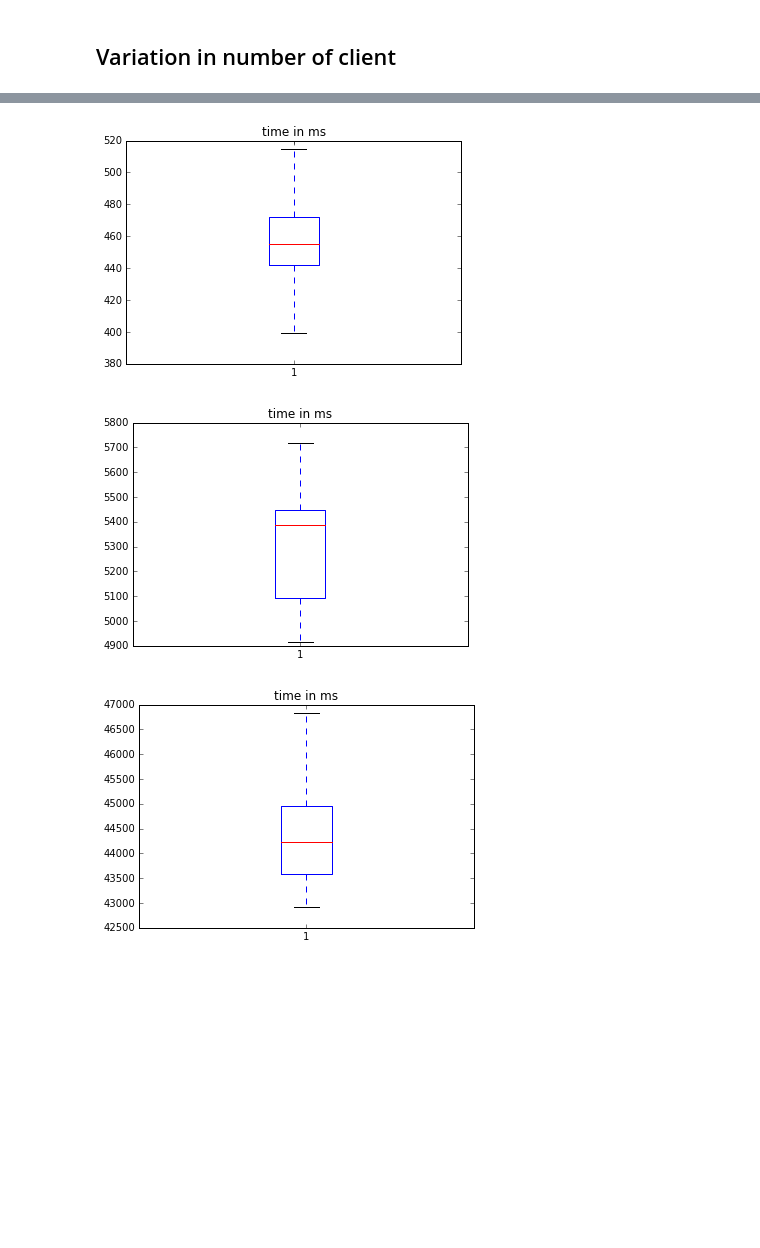
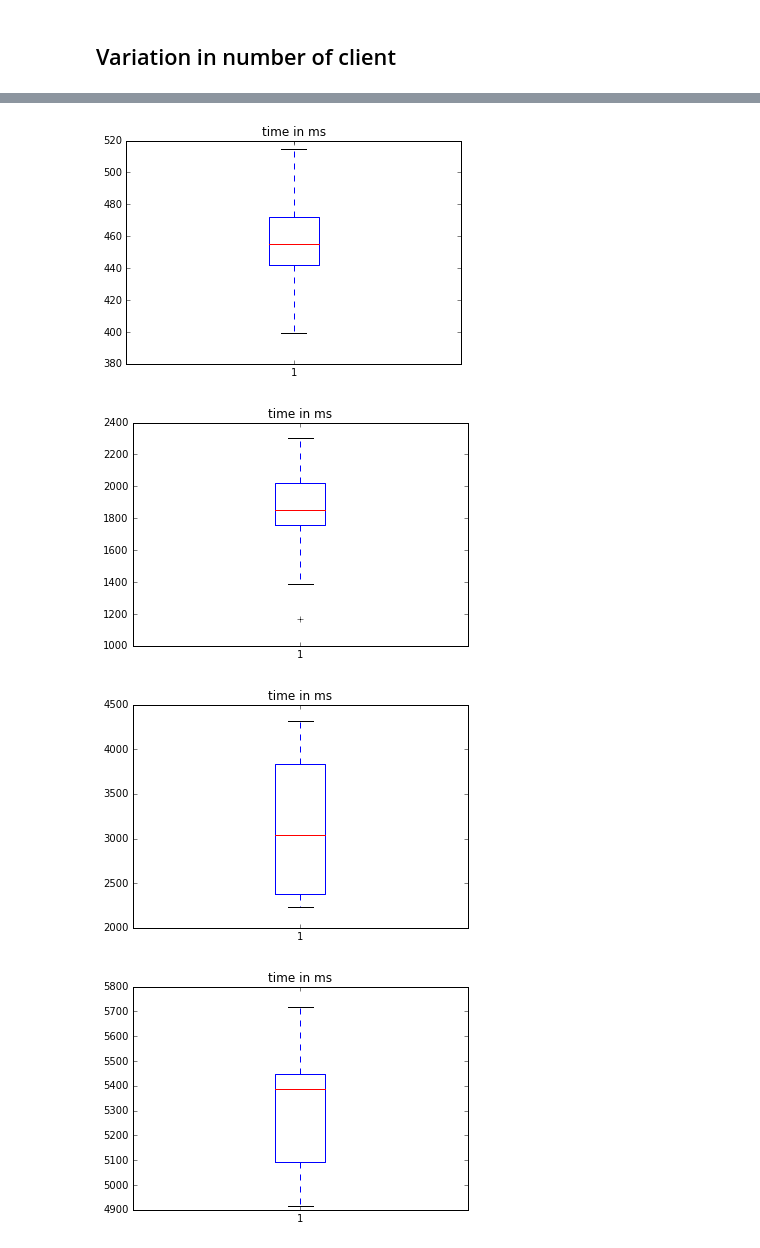
Before and after one commit to maxpr/MasterProjectDocuments, a Jupyter notebook: PDMPLOTTING/Untitled.ipynb, the cells around one changed output, grey strips where cells are left out. Drawn from its saved outputs; the diff is of its cells as text; code cells hidden in the pictures; blank space fills up the shorter version.

```diff
--- a/PDMPLOTTING/Untitled.ipynb
+++ b/PDMPLOTTING/Untitled.ipynb
@@ -192,6 +220,12 @@ zpp.append(std)
 mean,std = plot(["4serv_10client/verif.txt"])
 xpp.append(mean)
 zpp.append(std)
+mean,std = plot(["4serv_25client/verif.txt"])
+xpp.append(mean)
+zpp.append(std)
+mean,std = plot(["4serv_50client/verif.txt"])
+xpp.append(mean)
+zpp.append(std)
 mean,std = plot(["4serv_100client/verif.txt"])
 xpp.append(mean)
 zpp.append(std)
@@ -206,8 +244,9 @@ std is 31.9160013007
 mean is 5311.6768298
 std is 280.023983242
 mean is 44502.9654794
 std is 1340.38882994
 [figure]
 [figure]
-[figure, old version]
+[figure, new version]
-[figure, old version]
+[figure, new version]
+[figure, added]
```
Also changed, not shown: parts of 8 cells of this notebook, 18 other files.
